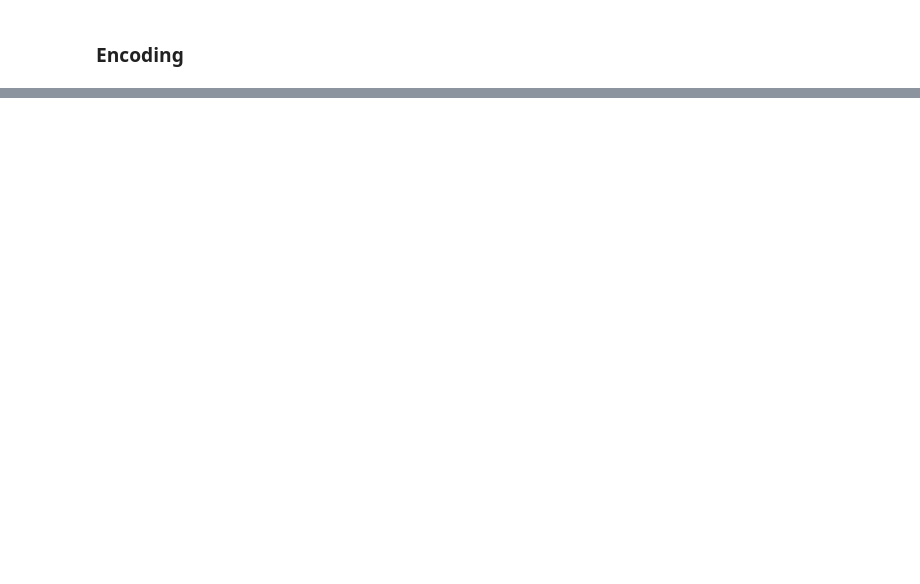
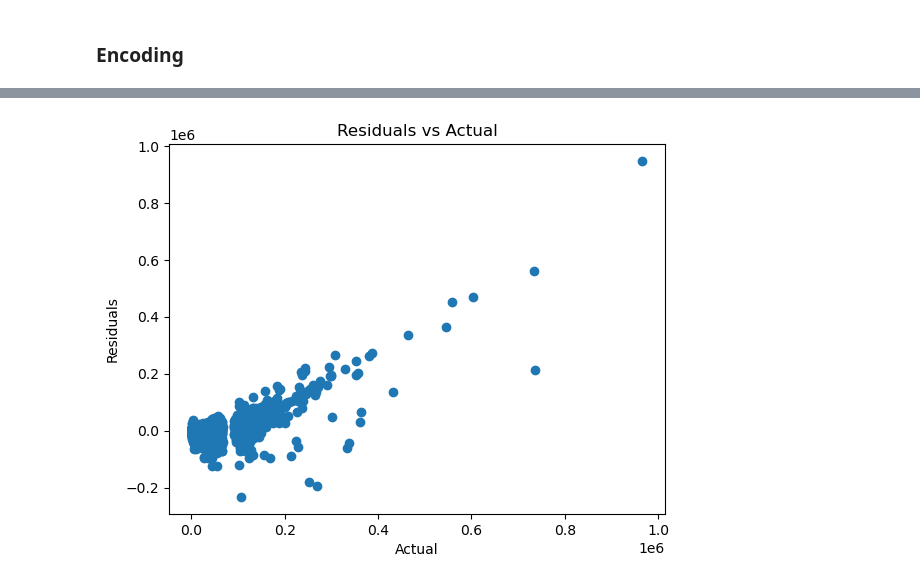
Before and after one commit to Sree790/diamond-price-prediction-Modeling, a Jupyter notebook: modeling.ipynb, the cells around one changed output, grey strips where cells are left out. Cells and saved outputs as stored; diff of their text form; code cells hidden in the pictures; blank space fills up the shorter version.

Commit message:
update model documentation

```diff
--- a/modeling.ipynb
+++ b/modeling.ipynb
@@ -239,6 +277,6 @@ print(df.shape)
 (17848, 24)
 (209114, 24)
 # %%
-df_original = df.copy()
+df_clean = df.copy()
 # %%
 # Save cleaned dataframe
@@ -398,16 +308,0 @@ y_pred = regr.predict(X_test)
-# %%
-from sklearn.metrics import mean_squared_error, r2_score,\
-      mean_absolute_error
-
-# evaluate the model
-# y_test=y_test.to_numpy()
-n = y_test.shape[0]
-
-print('Coefficients: \n', regr.coef_)
-print('Mean Absolute Error: %.2f' % mean_absolute_error(y_test, y_pred))
-print('Root Mean Squared Error: %.2f' % np.sqrt(mean_squared_error(y_test, y_pred)))
-print('Coefficient of Determination(R2 score): %.4f' % r2_score(y_test, y_pred))
-# print('Relative Absolute Error: %.4f' % relative_absolute_error(y_test, y_pred))
-# adjusted r-squared
-adj_r2 = 1 - (1 - r2_score(y_test, y_pred)) * (n - 1) / (n - X_test.shape[1] - 1)
-print('Adjusted R-squared: %.4f' % (adj_r2))
@@ -487,0 +409,62 @@ Test Error: -1032.8649675936294 +/- 6.109496488627776
+# %%
+# Split the data into train and test sets
+X_train, X_test, y_train, y_test = split_data(df_clean)
+df_train = pd.DataFrame(pd.concat([X_train, y_train], axis=1))
+df_test = pd.DataFrame(pd.concat([X_test, y_test], axis=1))
+numeric_X_columns = X_train.select_dtypes(exclude='object').columns
+
+# Encode categorical columns with a baseline OrdinalEncoder
+categorical_transformer =Pipeline(steps=[
+    ('ordinal', OrdinalEncoder(handle_unknown='use_encoded_value', unknown_value=-1))
+])
+
+numeric_transformer = Pipeline(steps=[
+    ('scaler', StandardScaler(with_mean=False))
+])
+
+preprocessor = ColumnTransformer(
+    transformers=[
+        ('num', numeric_transformer, numeric_X_columns),
+        ('cat', categorical_transformer, categorical_columns)],
+        remainder='passthrough',
+        verbose_feature_names_out=False)
+
+# Individual preprocessors
+base_encoder = make_column_transformer(
+    (OrdinalEncoder(handle_unknown='use_encoded_value', unknown_value=-1),
+     X_train.select_dtypes(include='object').columns),
+    remainder='passthrough',
+    verbose_feature_names_out=False
+)
+scalar = StandardScaler(with_mean=False)
+
+# Define the model
+mae_scorer = make_scorer(mean_absolute_error)
+cv2 = KFold(n_splits=5, shuffle=True, random_state=rng)
+
+base_model = make_pipeline(
+    preprocessor,
+    RidgeCV(alphas=np.logspace(-3, 3, 10),cv=cv2)
+)
+
+# Train and evaluate the model
+clf = evaluate_model(base_model, X_train, X_test, y_train, y_test)
+scores2 = cross_val_score(clf, X_train, y_train, scoring='neg_mean_absolute_error')
+scores2 = -scores2
+print(f'Train MAE of the Base Model: {scores2.mean()} +/- {scores2.std()}')
+
+# Print the alpha value
+print(f"Best alpha: {clf.named_steps['ridgecv'].alpha_}")
+
+# Save the model
+save_model(clf, 'base_model')
+
+# Plot the model
+# plot_model(clf, X_test, y_test)
+
+# Plot the residuals
+plot_residuals(clf,  X_test, y_test)
+
+# Plot the fit
+plot_fit(clf, X_test, y_test)
+# %% [output]
@@ -487,0 +477 @@ Test Error: -1032.8649675936294 +/- 6.109496488627776
+[figure, added]
```
Also changed, not shown: parts of 67 cells of this notebook, 2 other files.
